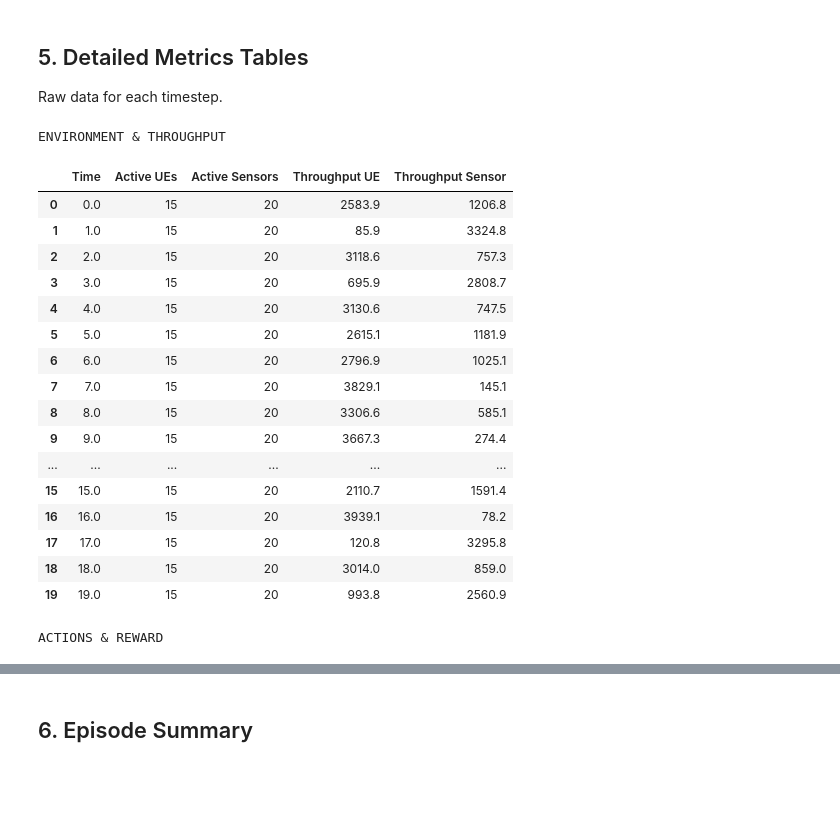
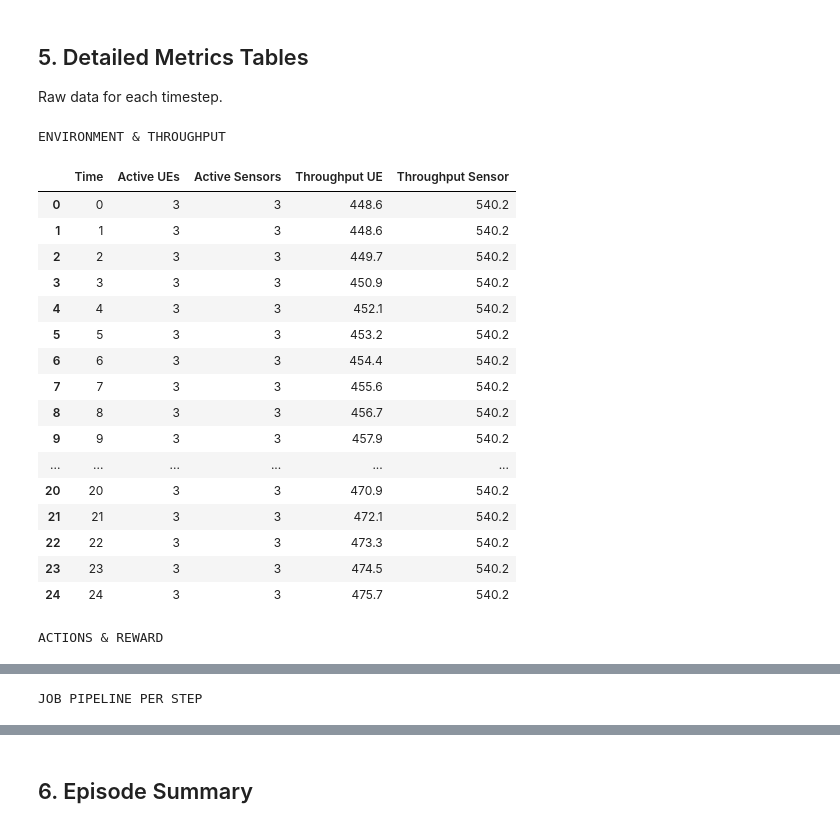
Before and after one commit to elifohri/MetaLore-simulator, a Jupyter notebook: test_notebook.ipynb, the cells around one changed output, grey strips where cells are left out. Saved outputs shown, nothing was run; the diff lists cells and outputs as text; code cells hidden in the pictures; blank space fills up the shorter version.

```diff
--- a/test_notebook.ipynb
+++ b/test_notebook.ipynb
@@ -68,7 +72,7 @@ The environment follows the standard Gymnasium API:
 - `render()` - Visualize current state
 # %%
 # Create environment
-env = MultiCellEnv(config=multi_cell_config())
+env = SingleCellEnv(config=default_config())
 obs, info = env.reset()
 
 print("="*60)
@@ -104,13 +108,14 @@ Observation Space: Box(0.0, 10000.0, (2,), float32)
 Initial Observation Shape: (2,)
 # %%
 # Run simulation for N steps
-N_STEPS = 100
+N_STEPS = 25
 
 rewards = []
 observations = []
 
 for step in range(N_STEPS):
-    action = env.action_space.sample()
+    #action = env.action_space.sample()
+    action = [0.5, 0.5]
     obs, reward, terminated, truncated, info = env.step(action)
 
     rewards.append(reward)
@@ -225,43 +250,58 @@ plt.show()
 
 Raw data for each timestep.
 # %%
-# Environment Summary
+# Environment & Throughput
 print("ENVIRONMENT & THROUGHPUT")
 env_df = pd.DataFrame({
-    'Time': metrics.environment['time'],
-    'Active UEs': metrics.environment['num_active_ues'],
-    'Active Sensors': metrics.environment['num_active_sensors'],
-    'Throughput UE': [f"{x:.1f}" for x in metrics.environment['throughput_ue']],
+    'Time':              metrics.environment['time'],
+    'Active UEs':        metrics.environment['num_active_ues'],
+    'Active Sensors':    metrics.environment['num_active_sensors'],
+    'Throughput UE':     [f"{x:.1f}" for x in metrics.environment['throughput_ue']],
     'Throughput Sensor': [f"{x:.1f}" for x in metrics.environment['throughput_sensor']],
 })
 ipd.display(env_df)
 
 # Actions & Reward
 print("\nACTIONS & REWARD")
 actions_df = pd.DataFrame({
-    'BW Split': [f"{x:.3f}" for x in metrics.actions['bw_split']],
+    'BW Split':   [f"{x:.3f}" for x in metrics.actions['bw_split']],
     'Comp Split': [f"{x:.3f}" for x in metrics.actions['comp_split']],
-    'Reward': [f"{x:.4f}" for x in metrics.actions['reward']],
+    'Reward':     [f"{x:.4f}" for x in metrics.actions['reward']],
 })
 ipd.display(actions_df)
+
+# Job pipeline per step
+print("\nJOB PIPELINE PER STEP")
+jobs_df = pd.DataFrame({
+    'Jobs Generated':    metrics.jobs['jobs_generated'],
+    'Jobs Transmitted':  metrics.jobs['jobs_transmitted'],
+    'Jobs Processed':    metrics.jobs['jobs_processed'],
+    'Bits Transmitted':  [f"{x:.1f}" for x in metrics.jobs['bits_transmitted']],
+    'Cycles Processed':  [f"{x:.1f}" for x in metrics.jobs['cycles_processed']],
+    'TX Queue (UE)':     metrics.jobs['tx_queue_jobs_ue'],
+    'TX Queue (Sensor)': metrics.jobs['tx_queue_jobs_sensor'],
+    'Proc Queue (UE)':   metrics.jobs['proc_queue_jobs_ue'],
+    'Proc Queue (Sen)':  metrics.jobs['proc_queue_jobs_sensor'],
+})
+ipd.display(jobs_df)
 # %% [output]
 ENVIRONMENT & THROUGHPUT
 |  | Time | Active UEs | Active Sensors | Throughput UE | Throughput Sensor |
-| 0 | 0.0 | 15 | 20 | 2583.9 | 1206.8 |
-| 1 | 1.0 | 15 | 20 | 85.9 | 3324.8 |
-| 2 | 2.0 | 15 | 20 | 3118.6 | 757.3 |
-| 3 | 3.0 | 15 | 20 | 695.9 | 2808.7 |
-| 4 | 4.0 | 15 | 20 | 3130.6 | 747.5 |
-| 5 | 5.0 | 15 | 20 | 2615.1 | 1181.9 |
-| 6 | 6.0 | 15 | 20 | 2796.9 | 1025.1 |
-| 7 | 7.0 | 15 | 20 | 3829.1 | 145.1 |
-| 8 | 8.0 | 15 | 20 | 3306.6 | 585.1 |
-| 9 | 9.0 | 15 | 20 | 3667.3 | 274.4 |
+| 0 | 0 | 3 | 3 | 448.6 | 540.2 |
+| 1 | 1 | 3 | 3 | 448.6 | 540.2 |
+| 2 | 2 | 3 | 3 | 449.7 | 540.2 |
+| 3 | 3 | 3 | 3 | 450.9 | 540.2 |
+| 4 | 4 | 3 | 3 | 452.1 | 540.2 |
+| 5 | 5 | 3 | 3 | 453.2 | 540.2 |
+| 6 | 6 | 3 | 3 | 454.4 | 540.2 |
+| 7 | 7 | 3 | 3 | 455.6 | 540.2 |
+| 8 | 8 | 3 | 3 | 456.7 | 540.2 |
+| 9 | 9 | 3 | 3 | 457.9 | 540.2 |
 | ... | ... | ... | ... | ... | ... |
-| 15 | 15.0 | 15 | 20 | 2110.7 | 1591.4 |
-| 16 | 16.0 | 15 | 20 | 3939.1 | 78.2 |
-| 17 | 17.0 | 15 | 20 | 120.8 | 3295.8 |
-| 18 | 18.0 | 15 | 20 | 3014.0 | 859.0 |
-| 19 | 19.0 | 15 | 20 | 993.8 | 2560.9 |
+| 20 | 20 | 3 | 3 | 470.9 | 540.2 |
+| 21 | 21 | 3 | 3 | 472.1 | 540.2 |
+| 22 | 22 | 3 | 3 | 473.3 | 540.2 |
+| 23 | 23 | 3 | 3 | 474.5 | 540.2 |
+| 24 | 24 | 3 | 3 | 475.7 | 540.2 |
 ACTIONS & REWARD
 |  | BW Split | Comp Split | Reward |
@@ -283,0 +324 @@ ACTIONS & REWARD
+JOB PIPELINE PER STEP
```
Also changed, not shown: parts of 9 cells of this notebook, 35 other files.
